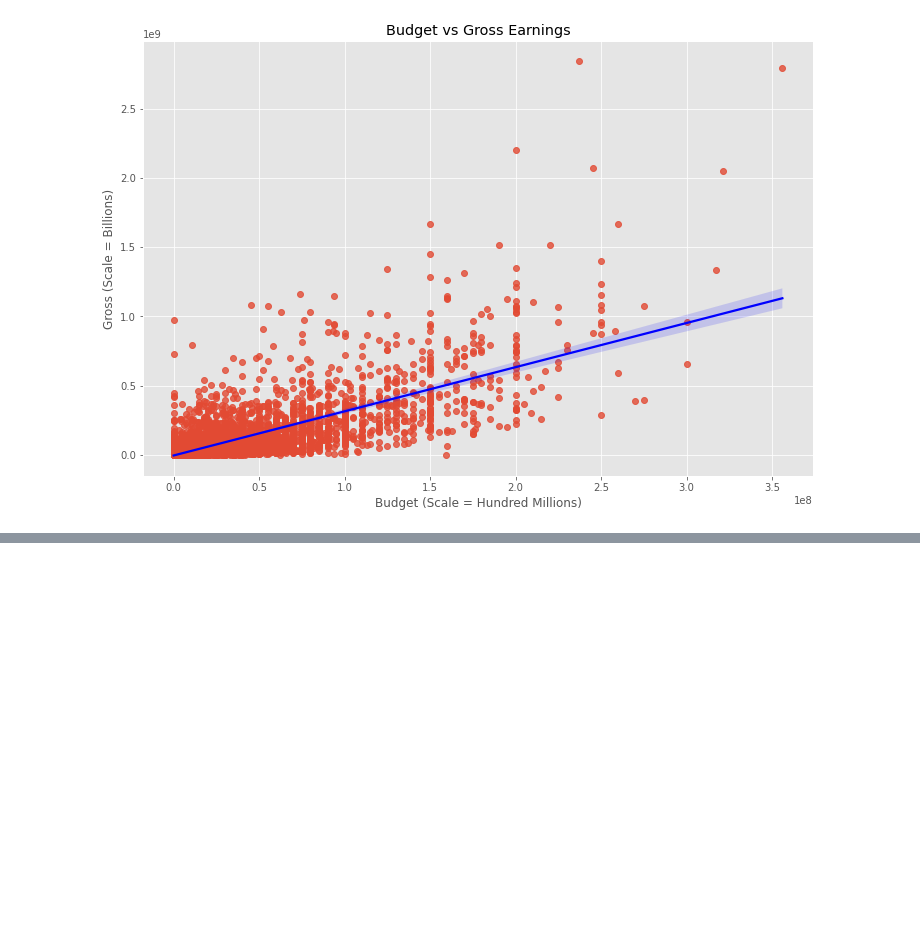
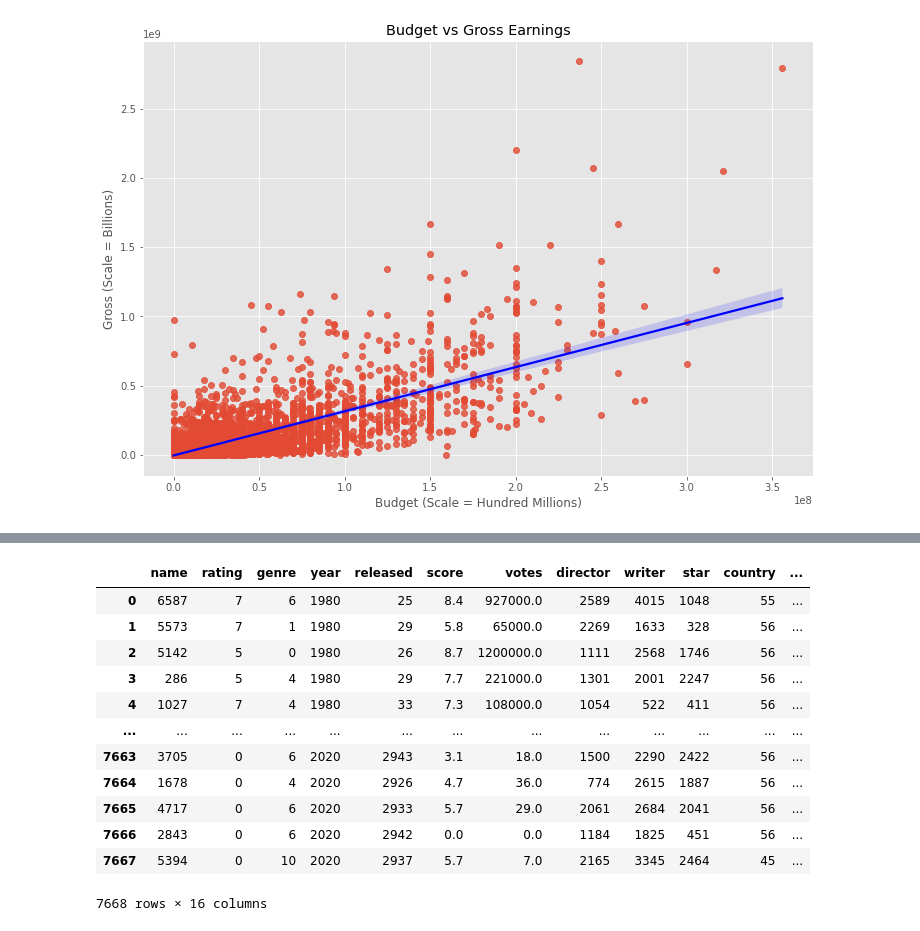
Before and after one commit to michaelconnell10/Python-Portfolio-Project-JupyterNB, a Jupyter notebook: Python Portfolio Project.ipynb, the cells around one changed output, grey strips where cells are left out. Cells and saved outputs as stored; diff of their text form; code cells hidden in the pictures; blank space fills up the shorter version.

```diff
--- a/Python Portfolio Project.ipynb
+++ b/Python Portfolio Project.ipynb
@@ -132,0 +145,25 @@ df.corr()
+# %%
+## Numerizing all non-numeric columns to allow for sub-analysis of this hypothesis (Country, Director, etc.)
+
+df_numerize = df
+
+for col_name in df_numerize.columns:
+    if (df_numerize[col_name].dtype == 'object'):
+        df_numerize[col_name] = df_numerize[col_name].astype('category')
+        df_numerize[col_name] = df_numerize[col_name].cat.codes
+
+df_numerize
+# %% [output]
+|  | name | rating | genre | year | released | score | votes | director | writer | star | country | ... |
+| 0 | 6587 | 7 | 6 | 1980 | 25 | 8.4 | 927000.0 | 2589 | 4015 | 1048 | 55 | ... |
+| 1 | 5573 | 7 | 1 | 1980 | 29 | 5.8 | 65000.0 | 2269 | 1633 | 328 | 56 | ... |
+| 2 | 5142 | 5 | 0 | 1980 | 26 | 8.7 | 1200000.0 | 1111 | 2568 | 1746 | 56 | ... |
+| 3 | 286 | 5 | 4 | 1980 | 29 | 7.7 | 221000.0 | 1301 | 2001 | 2247 | 56 | ... |
+| 4 | 1027 | 7 | 4 | 1980 | 33 | 7.3 | 108000.0 | 1054 | 522 | 411 | 56 | ... |
+| ... | ... | ... | ... | ... | ... | ... | ... | ... | ... | ... | ... | ... |
+| 7663 | 3705 | 0 | 6 | 2020 | 2943 | 3.1 | 18.0 | 1500 | 2290 | 2422 | 56 | ... |
+| 7664 | 1678 | 0 | 4 | 2020 | 2926 | 4.7 | 36.0 | 774 | 2615 | 1887 | 56 | ... |
+| 7665 | 4717 | 0 | 6 | 2020 | 2933 | 5.7 | 29.0 | 2061 | 2684 | 2041 | 56 | ... |
+| 7666 | 2843 | 0 | 6 | 2020 | 2942 | 0.0 | 0.0 | 1184 | 1825 | 451 | 56 | ... |
+| 7667 | 5394 | 0 | 10 | 2020 | 2937 | 5.7 | 7.0 | 2165 | 3345 | 2464 | 45 | ... |
+7668 rows × 16 columns
```
Also changed, not shown: parts of 15 cells of this notebook.
